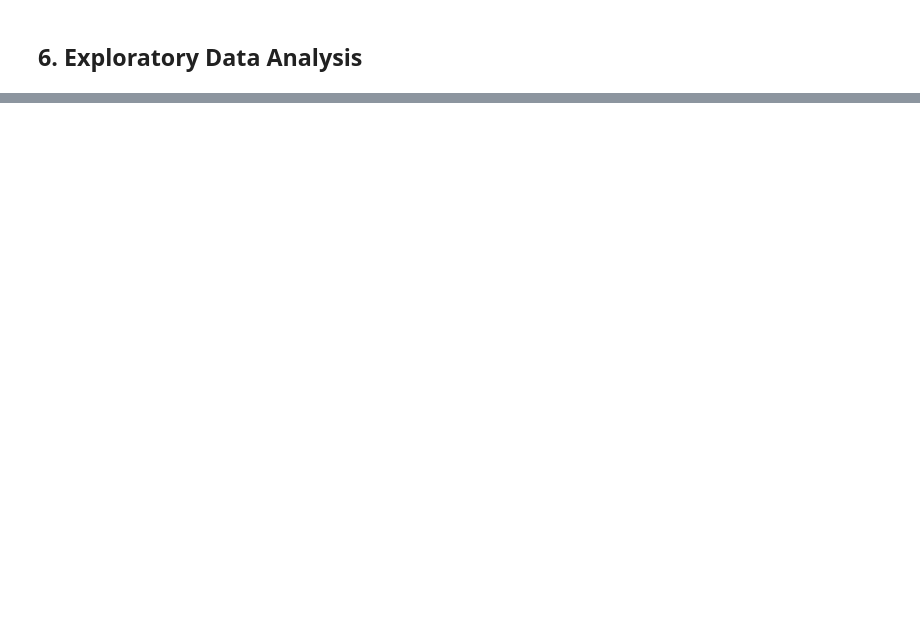
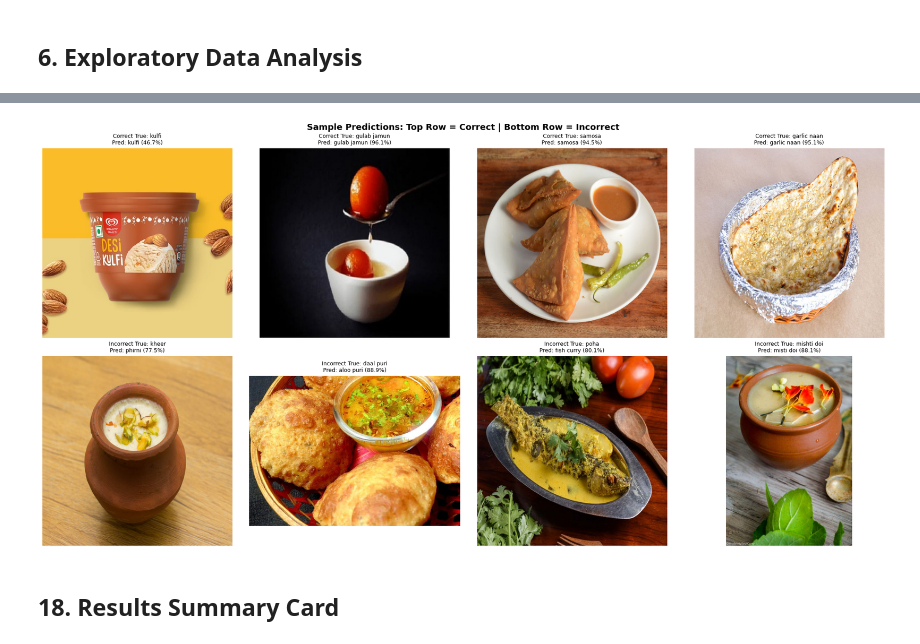
Before and after one commit to KAshyapk07/NutriSense-AI, a Jupyter notebook: Notebooks/08_NutriSense_ConvNeXt_Training.ipynb, the cells around one changed output, grey strips where cells are left out. Cells and saved outputs as stored; diff of their text form; code cells hidden in the pictures; blank space fills up the shorter version.

```diff
--- a/Notebooks/08_NutriSense_ConvNeXt_Training.ipynb
+++ b/Notebooks/08_NutriSense_ConvNeXt_Training.ipynb
@@ -1117,0 +946,24 @@ print("=" * 60)
+# %%
+# ── Sample Predictions Grid (4×4: correct vs incorrect) ──
+fig, axes = plt.subplots(2, 4, figsize=(20, 10))
+fig.suptitle('Sample Predictions: Top Row = Correct | Bottom Row = Incorrect', fontsize=14, fontweight='bold')
+
+correct_indices = [i for i, (p, t) in enumerate(zip(all_preds, all_targets)) if p == t]
+incorrect_indices = [i for i, (p, t) in enumerate(zip(all_preds, all_targets)) if p != t]
+
+for row, indices, label in [(0, correct_indices, 'Correct'), (1, incorrect_indices, 'Incorrect')]:
+    samples = random.sample(indices, min(4, len(indices)))
+    for col, idx in enumerate(samples):
+        img = Image.open(test_files[idx]).convert('RGB')
+        axes[row][col].imshow(img)
+        true_name = class_names[all_targets[idx]]
+        pred_name = class_names[all_preds[idx]]
+        conf = max_probs[idx].item()
+        axes[row][col].set_title(f"{label} True: {true_name}\nPred: {pred_name} ({conf:.1%})", fontsize=9)
+        axes[row][col].axis('off')
+
+plt.tight_layout(); plt.show()
+# %% [output]
+[figure, added]
+# %% [markdown]
+## 18. Results Summary Card
```
Also changed, not shown: parts of 71 cells of this notebook, 6 other files.
